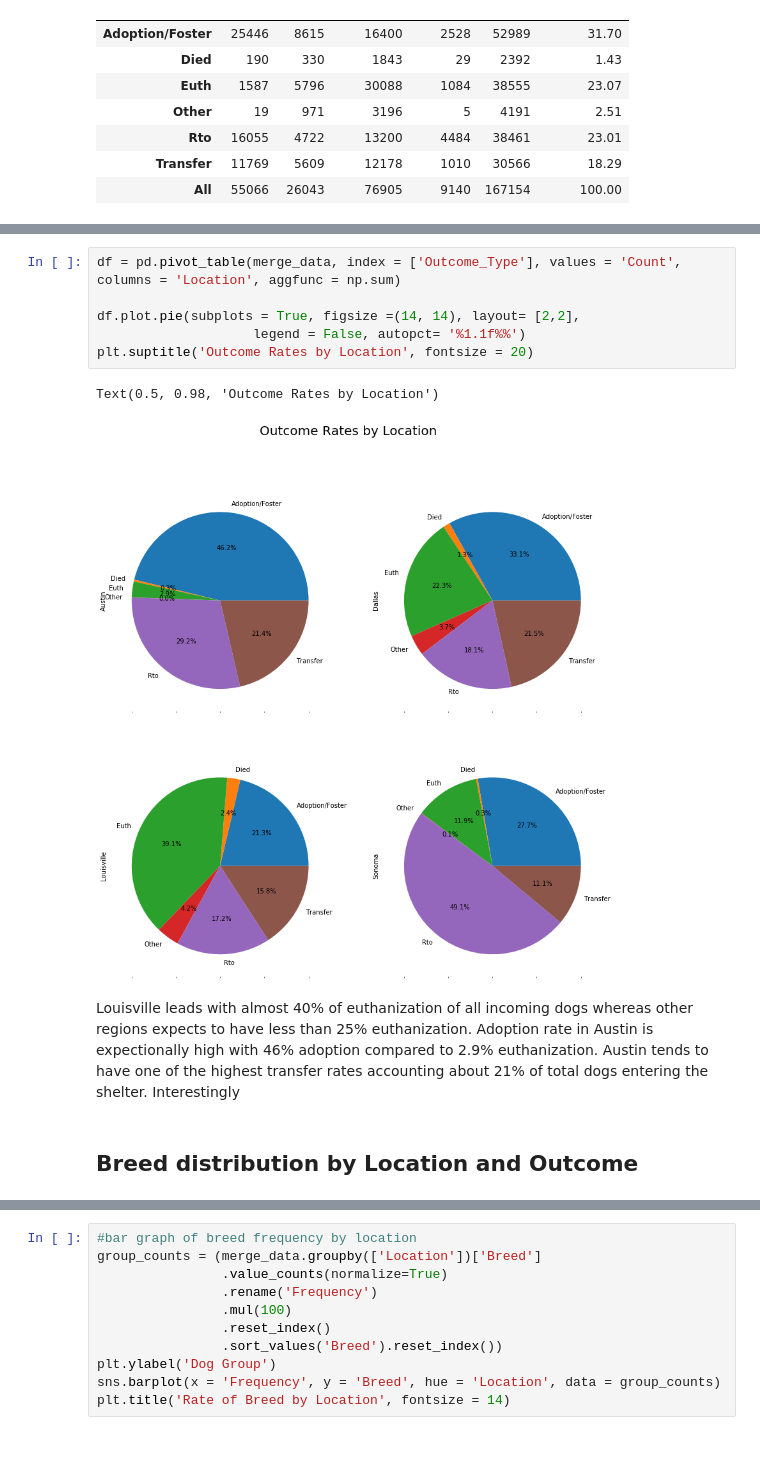
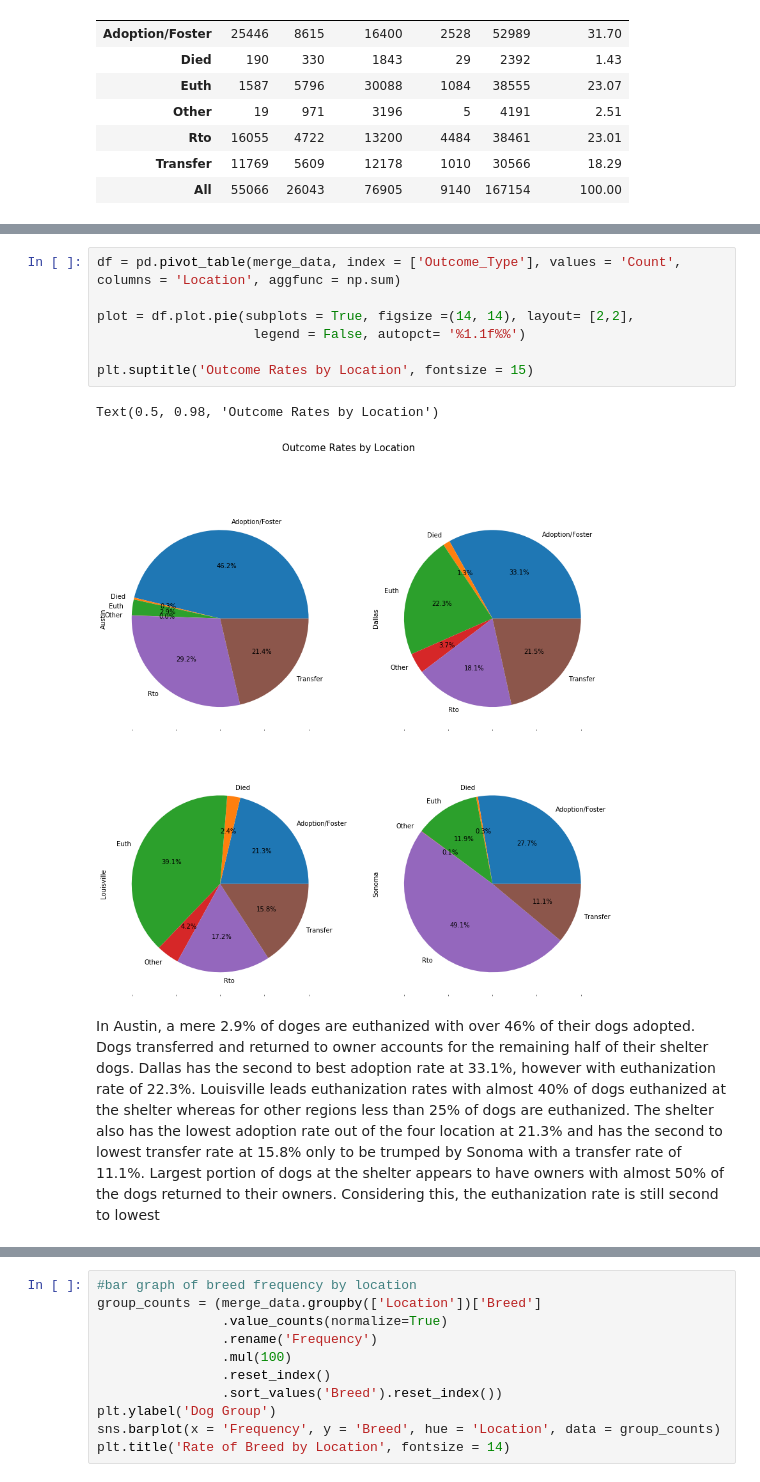
Before and after one commit to activerabbit/Springboard, a Jupyter notebook: Project/Machine Learning.ipynb, the cells around one changed output, grey strips where cells are left out. Drawn from its saved outputs; the diff is of its cells as text; blank space fills up the shorter version.

```diff
--- a/Project/Machine Learning.ipynb
+++ b/Project/Machine Learning.ipynb
@@ -974,13 +1001,12 @@ Euthanization rate at these facilities accounts for 23% of outcomes, suggesting
 # %%
 df = pd.pivot_table(merge_data, index = ['Outcome_Type'], values = 'Count', columns = 'Location', aggfunc = np.sum)
 
-df.plot.pie(subplots = True, figsize =(14, 14), layout= [2,2],
+plot = df.plot.pie(subplots = True, figsize =(14, 14), layout= [2,2],
                     legend = False, autopct= '%1.1f%%')
-plt.suptitle('Outcome Rates by Location', fontsize = 20)
+
+plt.suptitle('Outcome Rates by Location', fontsize = 15)
 # %% [output]
 Text(0.5, 0.98, 'Outcome Rates by Location')
-[figure, old version]
+[figure, new version]
-# %% [markdown]
-Louisville leads with almost 40% of euthanization of all incoming dogs whereas other regions expects to have less than 25% euthanization. Adoption rate in Austin is expectionally high with 46% adoption compared to 2.9% euthanization. Austin tends to have one of the highest transfer rates accounting about 21% of total dogs entering the shelter. Interestingly
-# %% [markdown]
-## Breed distribution by Location and Outcome
+# %% [markdown]
+In Austin, a mere 2.9% of doges are euthanized with over 46% of their dogs adopted. Dogs transferred and returned to owner accounts for the remaining half of their shelter dogs. Dallas has the second to best adoption rate at 33.1%, however with euthanization rate of 22.3%. Louisville leads euthanization rates with almost 40% of dogs euthanized at the shelter whereas for other regions less than 25% of dogs are euthanized. The shelter also has the lowest adoption rate out of the four location at 21.3% and has the second to lowest transfer rate at 15.8% only to be trumped by Sonoma with a transfer rate of 11.1%. Largest portion of dogs at the shelter appears to have owners with almost 50% of the dogs returned to their owners. Considering this, the euthanization rate is still second to lowest
```
Also changed, not shown: parts of 86 cells of this notebook.
